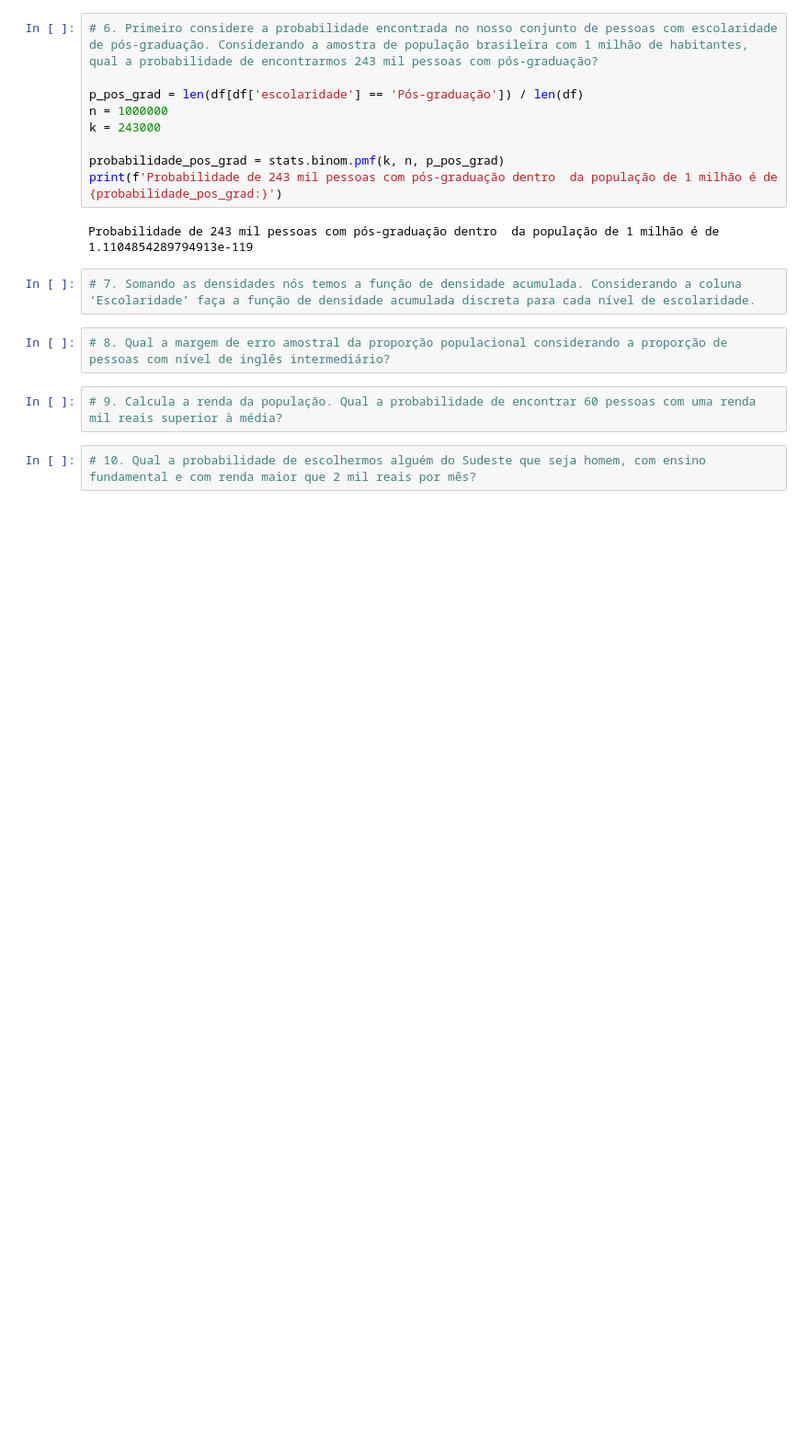
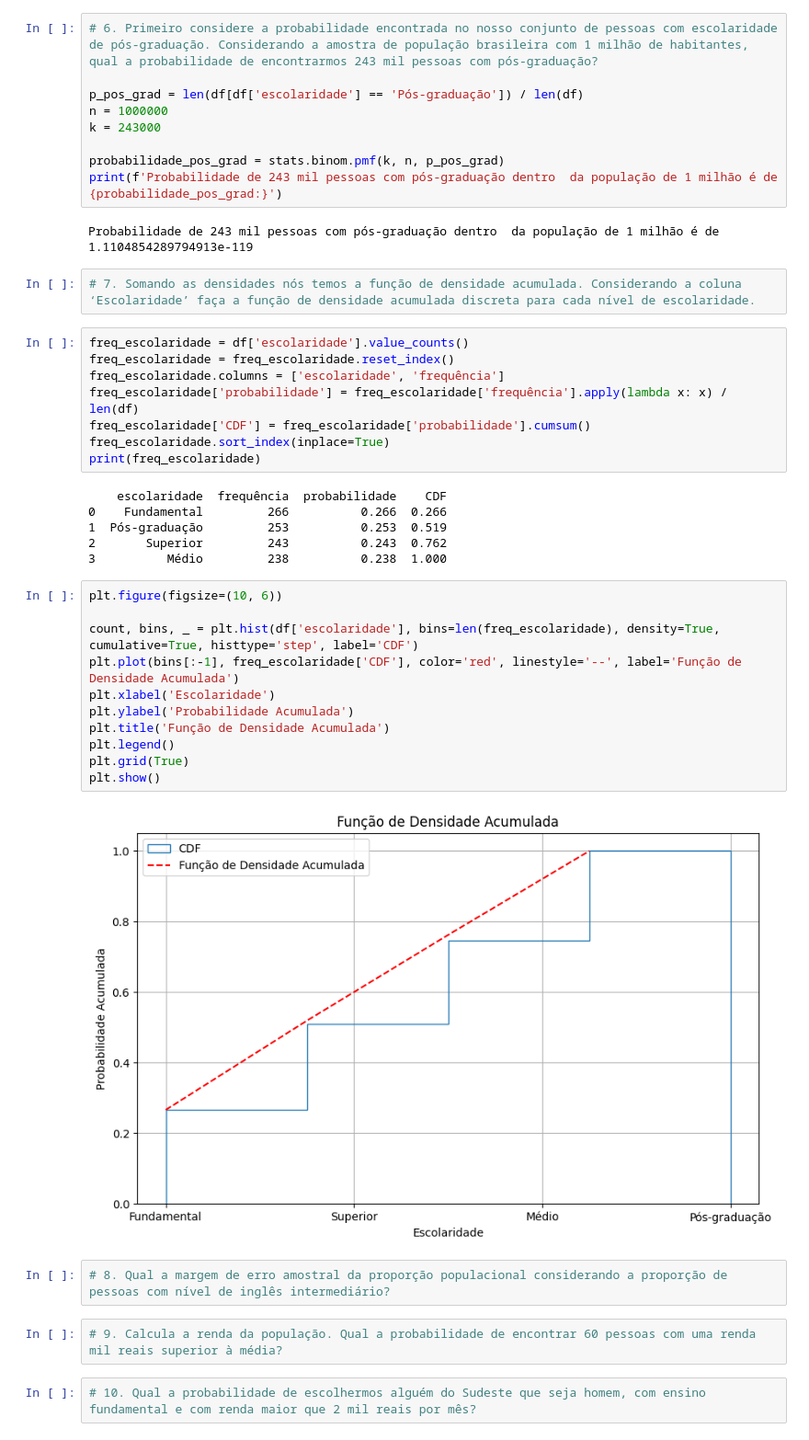
Before and after one commit to dsreliete/Womakerscode_DA_desafio_individual, a Jupyter notebook: DesafioIndividual4ElietedaSilvaRodrigues.ipynb, the cells around one changed output. Shown at 92% size. Cells and saved outputs as stored; diff of their text form; blank space fills up the shorter version.

```diff
--- a/DesafioIndividual4ElietedaSilvaRodrigues.ipynb
+++ b/DesafioIndividual4ElietedaSilvaRodrigues.ipynb
@@ -101,6 +100,33 @@ print(f'Probabilidade de 243 mil pessoas com pós-graduação dentro  da popula
 Probabilidade de 243 mil pessoas com pós-graduação dentro  da população de 1 milhão é de 1.1104854289794913e-119
 # %%
 # 7. Somando as densidades nós temos a função de densidade acumulada. Considerando a coluna ‘Escolaridade’ faça a função de densidade acumulada discreta para cada nível de escolaridade.
+# %%
+freq_escolaridade = df['escolaridade'].value_counts()
+freq_escolaridade = freq_escolaridade.reset_index()
+freq_escolaridade.columns = ['escolaridade', 'frequência']
+freq_escolaridade['probabilidade'] = freq_escolaridade['frequência'].apply(lambda x: x) / len(df)
+freq_escolaridade['CDF'] = freq_escolaridade['probabilidade'].cumsum()
+freq_escolaridade.sort_index(inplace=True)
+print(freq_escolaridade)
+# %% [output]
+    escolaridade  frequência  probabilidade    CDF
+0    Fundamental         266          0.266  0.266
+1  Pós-graduação         253          0.253  0.519
+2       Superior         243          0.243  0.762
+3          Médio         238          0.238  1.000
+# %%
+plt.figure(figsize=(10, 6))
+
+count, bins, _ = plt.hist(df['escolaridade'], bins=len(freq_escolaridade), density=True, cumulative=True, histtype='step', label='CDF')
+plt.plot(bins[:-1], freq_escolaridade['CDF'], color='red', linestyle='--', label='Função de Densidade Acumulada')
+plt.xlabel('Escolaridade')
+plt.ylabel('Probabilidade Acumulada')
+plt.title('Função de Densidade Acumulada')
+plt.legend()
+plt.grid(True)
+plt.show()
+# %% [output]
+[figure, added]
 # %%
 # 8. Qual a margem de erro amostral da proporção populacional considerando a proporção de pessoas com nível de inglês intermediário?
 # %%
```
Also changed, not shown: parts of 1 cell of this notebook.
